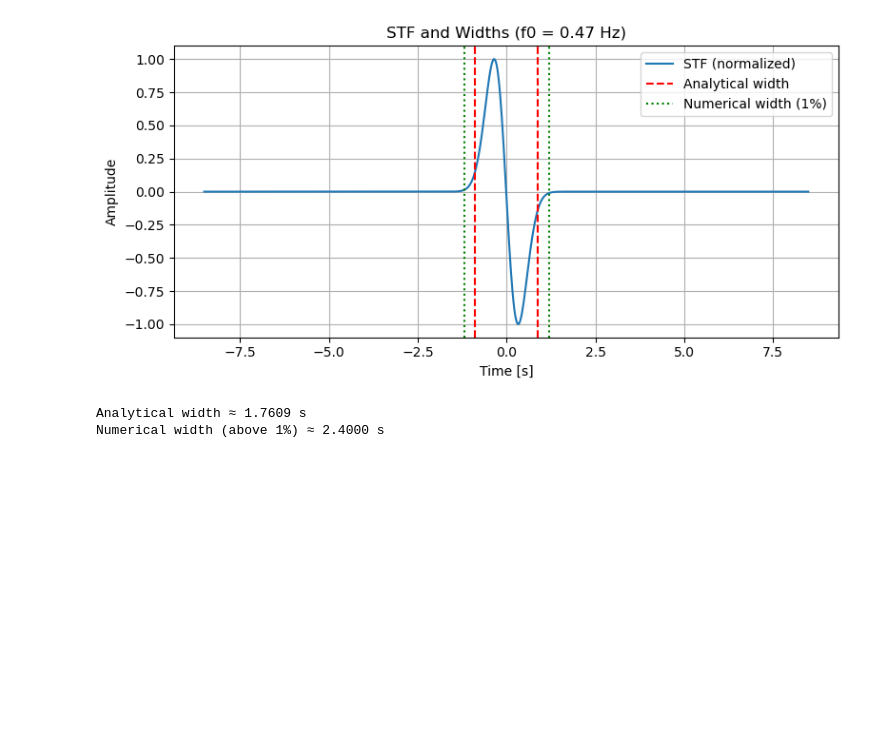
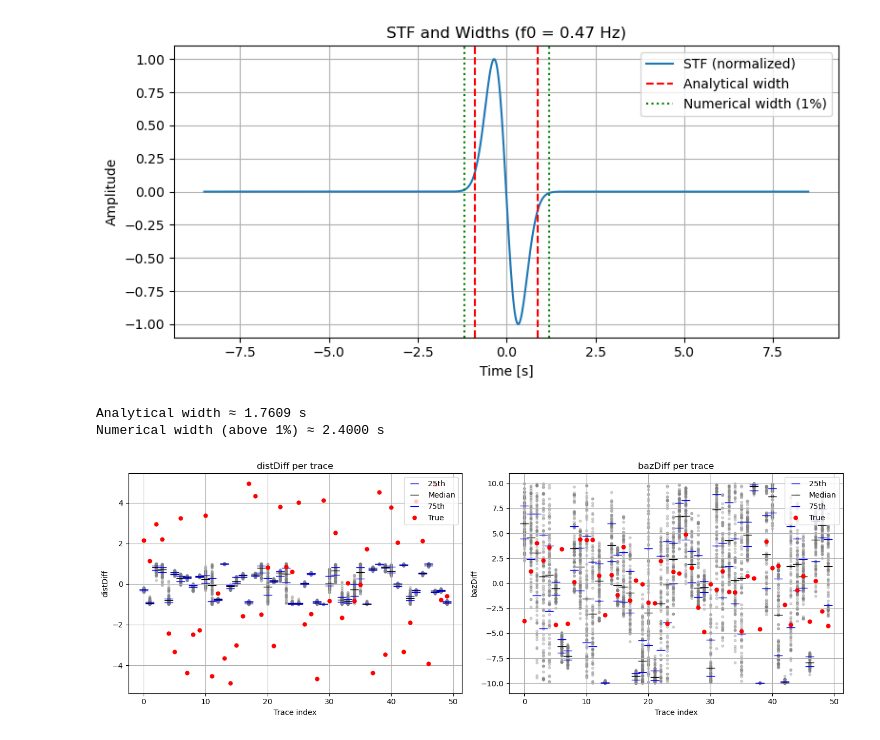
Before and after one commit to evanzzq/VespaPolPy, a Jupyter notebook: Debug.ipynb, the cells around one changed output. Cells and saved outputs as stored; diff of their text form; code cells hidden in the pictures; blank space fills up the shorter version.

```diff
--- a/Debug.ipynb
+++ b/Debug.ipynb
@@ -410,3 +410,65 @@ print(f"Numerical width (above 1%) ≈ {width_numerical:.4f} s")
 [figure]
 Analytical width ≈ 1.7609 s
 Numerical width (above 1%) ≈ 2.4000 s
+# %%
+import numpy as np
+import matplotlib.pyplot as plt
+import pickle
+
+def plot_dist_and_baz(ensemble, true_model=None):
+    dist_array = np.stack([m.distDiff for m in ensemble])  # (Nmodel, Ntrace)
+    baz_array = np.stack([m.bazDiff for m in ensemble])    # (Nmodel, Ntrace)
+    _, Ntrace = dist_array.shape
+
+    # Initialize true values if provided
+    true_distDiff = true_model.distDiff if true_model is not None else None
+    true_bazDiff = true_model.bazDiff if true_model is not None else None
+
+    fig, axs = plt.subplots(1, 2, figsize=(14, 5), sharey=False)
+
+    for param_array, param_name, true_vals, ax in [
+        (dist_array, 'distDiff', true_distDiff, axs[0]),
+        (baz_array, 'bazDiff', true_bazDiff, axs[1])
+    ]:
+        for j in range(Ntrace):
+            y_vals = param_array[:, j]
+            ax.scatter(np.full_like(y_vals, j), y_vals, alpha=0.3, s=10, color='gray')
+
+            p25, p50, p75 = np.percentile(y_vals, [25, 50, 75])
+            ax.plot(j, p25, 'b_', markersize=12, label='25th' if j == 0 else "")
+            ax.plot(j, p50, 'k_', markersize=12, label='Median' if j == 0 else "")
+            ax.plot(j, p75, 'b_', markersize=12, label='75th' if j == 0 else "")
+
+            if true_vals is not None:
+                ax.plot(j, true_vals[j], 'ro', markersize=5, label='True' if j == 0 else "")
+
+        ax.set_title(f'{param_name} per trace')
+        ax.set_xlabel('Trace index')
+        ax.set_ylabel(param_name)
+        ax.grid(True)
+        ax.legend(loc='upper right')
+
+    plt.tight_layout()
+    plt.show()
+
+
+
+# Example usage
+isSyn = True
+is3c = False
+comp = "Z"
+modname = "model2"
+runname = "run2"
+
+datadir = "./SynData/" if isSyn else "./RealData/"
+resdir = "./runs/syn/" if isSyn else "./runs/data/"
+
+with open(os.path.join(resdir, modname, runname, "ensemble.pkl"), "rb") as f:
+    ensemble = pickle.load(f)
+if isSyn:
+    with open(os.path.join(datadir, modname, "Model.pkl"), "rb") as f:
+        model = pickle.load(f)
+
+plot_dist_and_baz(ensemble, model)
+# %% [output]
+[figure, added]
```
Also changed, not shown: parts of 1 cell of this notebook, 9 other files.
